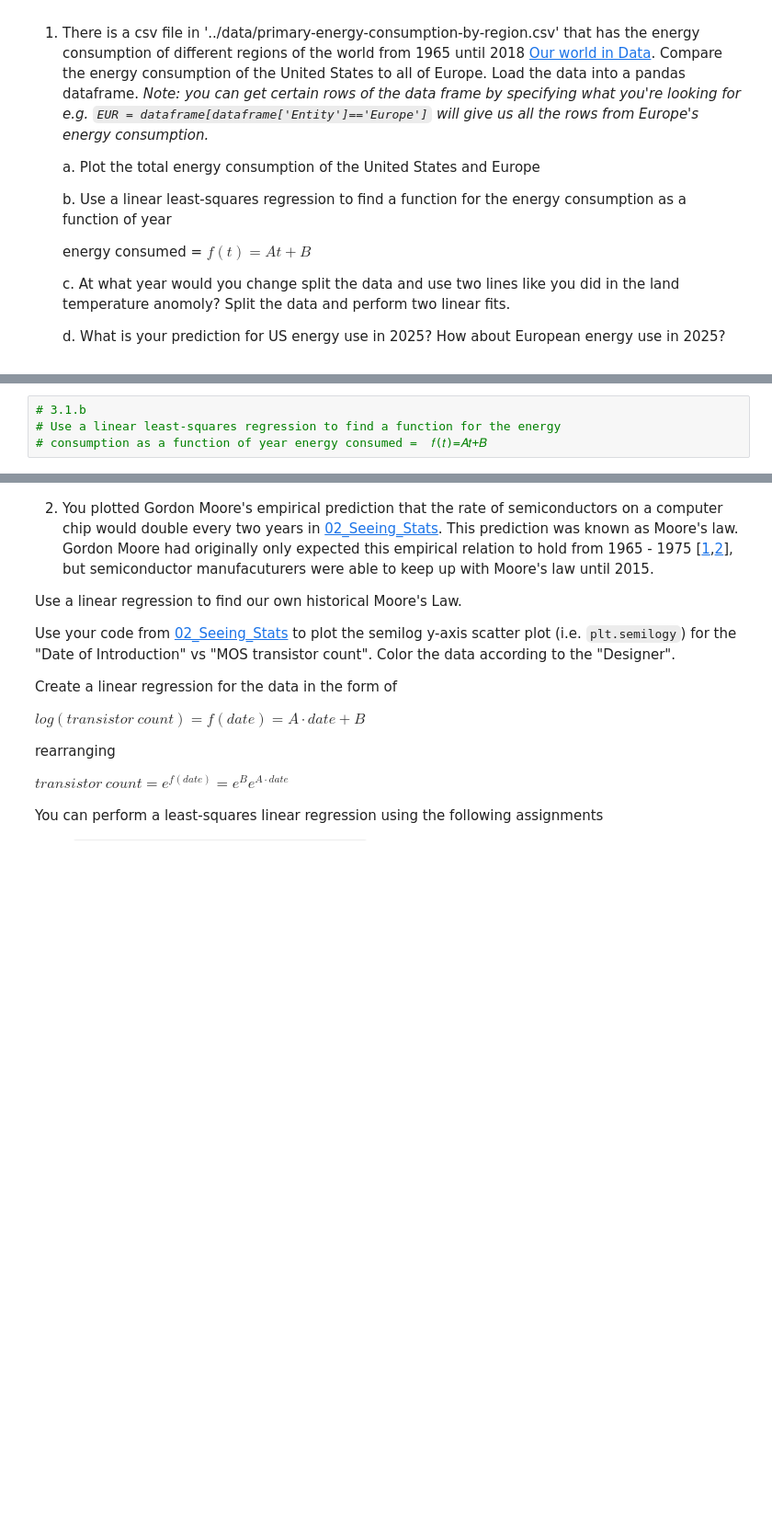
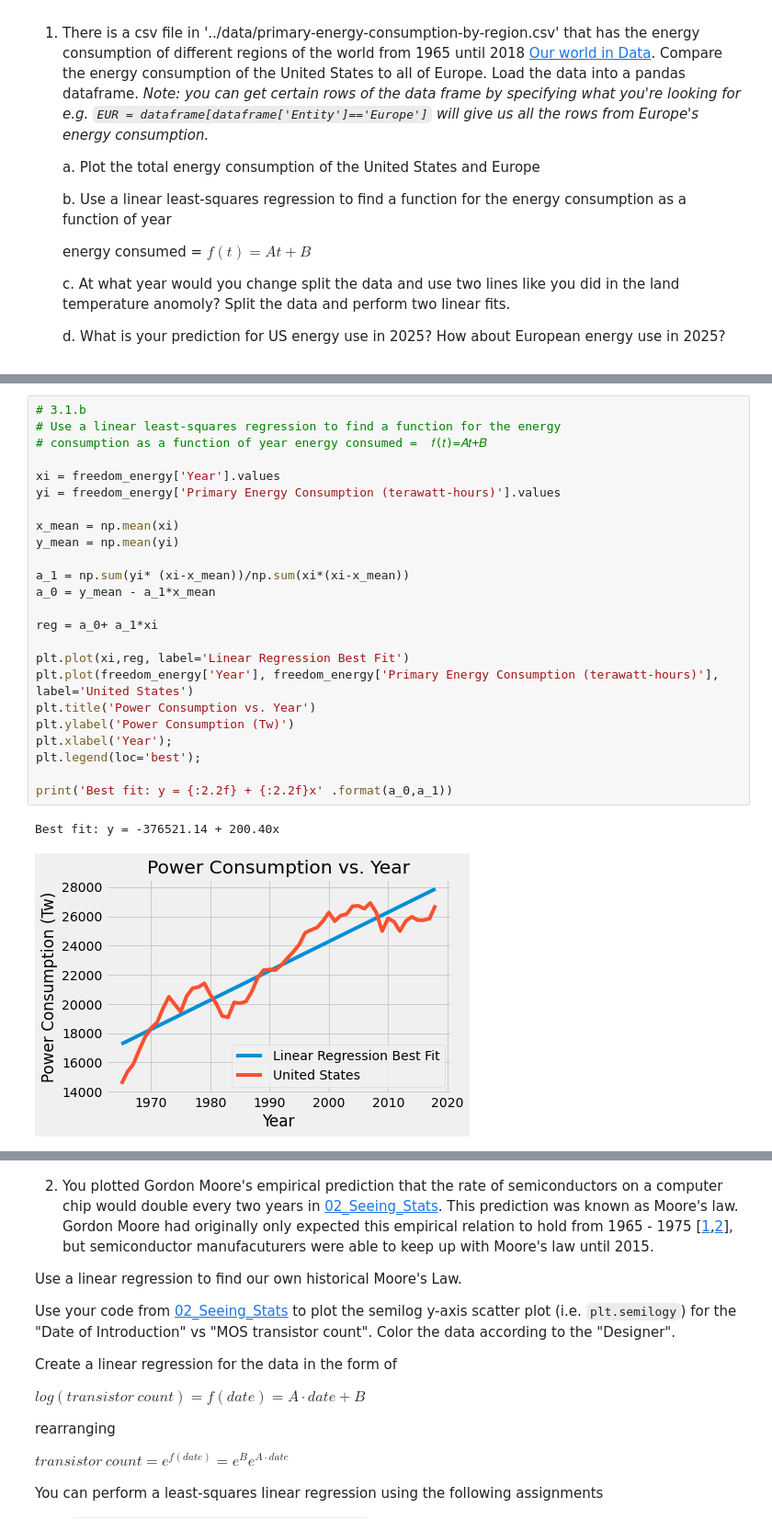
Before and after one commit to hamwalker/computational-mechanics, a Jupyter notebook: module_02/notebooks/HW_02.ipynb, the cells around one changed output, grey strips where cells are left out. Shown at 92% size. Cells and saved outputs as stored; diff of their text form; blank space fills up the shorter version.

```diff
--- a/module_02/notebooks/HW_02.ipynb
+++ b/module_02/notebooks/HW_02.ipynb
@@ -216,7 +207,30 @@ plt.xlabel('Year')
 # %% [output]
 Text(0.5, 0, 'Year')
 [figure]
-# %%
-# 3.1.b
-# Use a linear least-squares regression to find a function for the energy
-# consumption as a function of year energy consumed =  𝑓(𝑡)=𝐴𝑡+𝐵
+# %%
+# 3.1.b
+# Use a linear least-squares regression to find a function for the energy
+# consumption as a function of year energy consumed =  𝑓(𝑡)=𝐴𝑡+𝐵
+
+xi = freedom_energy['Year'].values
+yi = freedom_energy['Primary Energy Consumption (terawatt-hours)'].values
+
+x_mean = np.mean(xi)
+y_mean = np.mean(yi)
+
+a_1 = np.sum(yi* (xi-x_mean))/np.sum(xi*(xi-x_mean))
+a_0 = y_mean - a_1*x_mean
+
+reg = a_0+ a_1*xi
+
+plt.plot(xi,reg, label='Linear Regression Best Fit')
+plt.plot(freedom_energy['Year'], freedom_energy['Primary Energy Consumption (terawatt-hours)'], label='United States')
+plt.title('Power Consumption vs. Year')
+plt.ylabel('Power Consumption (Tw)')
+plt.xlabel('Year');
+plt.legend(loc='best');
+
+print('Best fit: y = {:2.2f} + {:2.2f}x' .format(a_0,a_1))
+# %% [output]
+Best fit: y = -376521.14 + 200.40x
+[figure, added]
```
Also changed, not shown: parts of 17 cells of this notebook, 8 other files.
